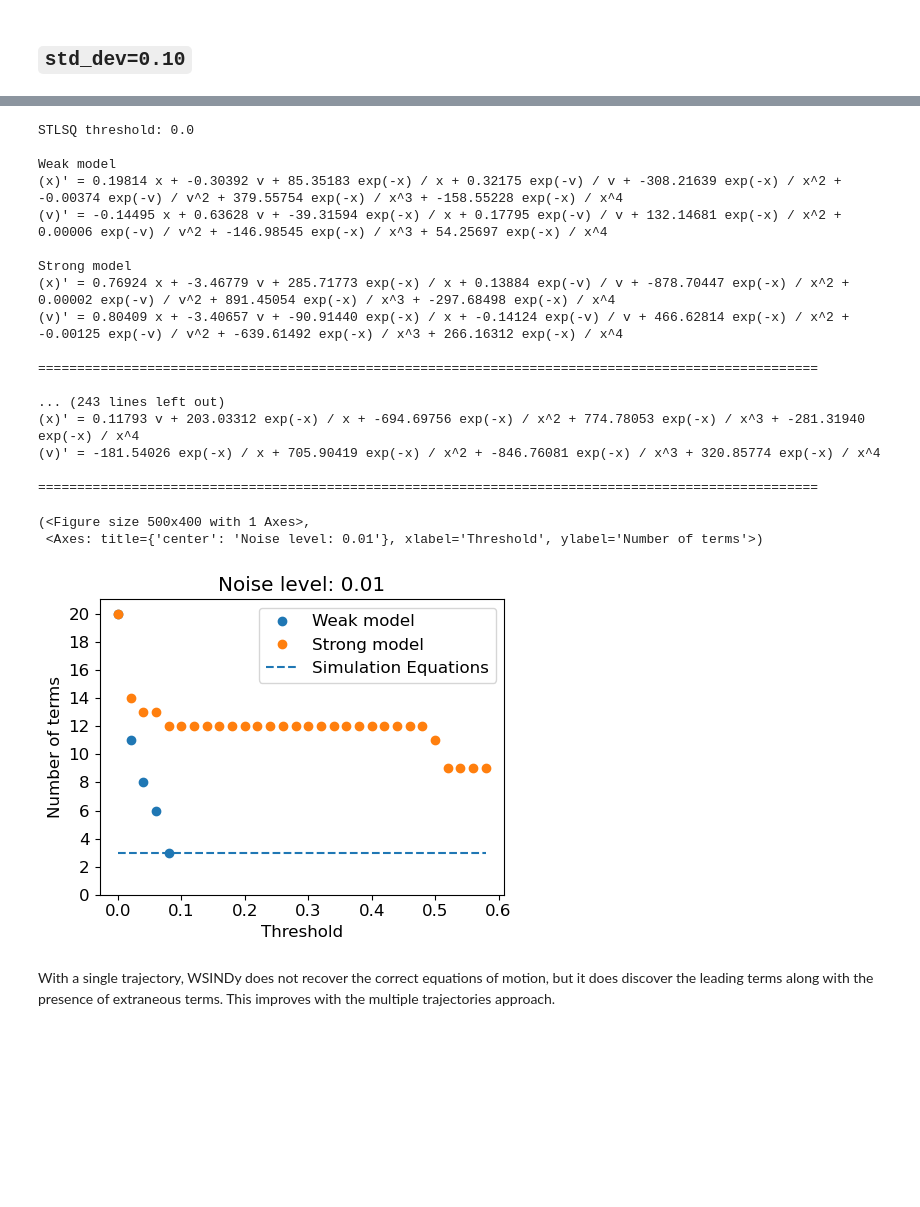
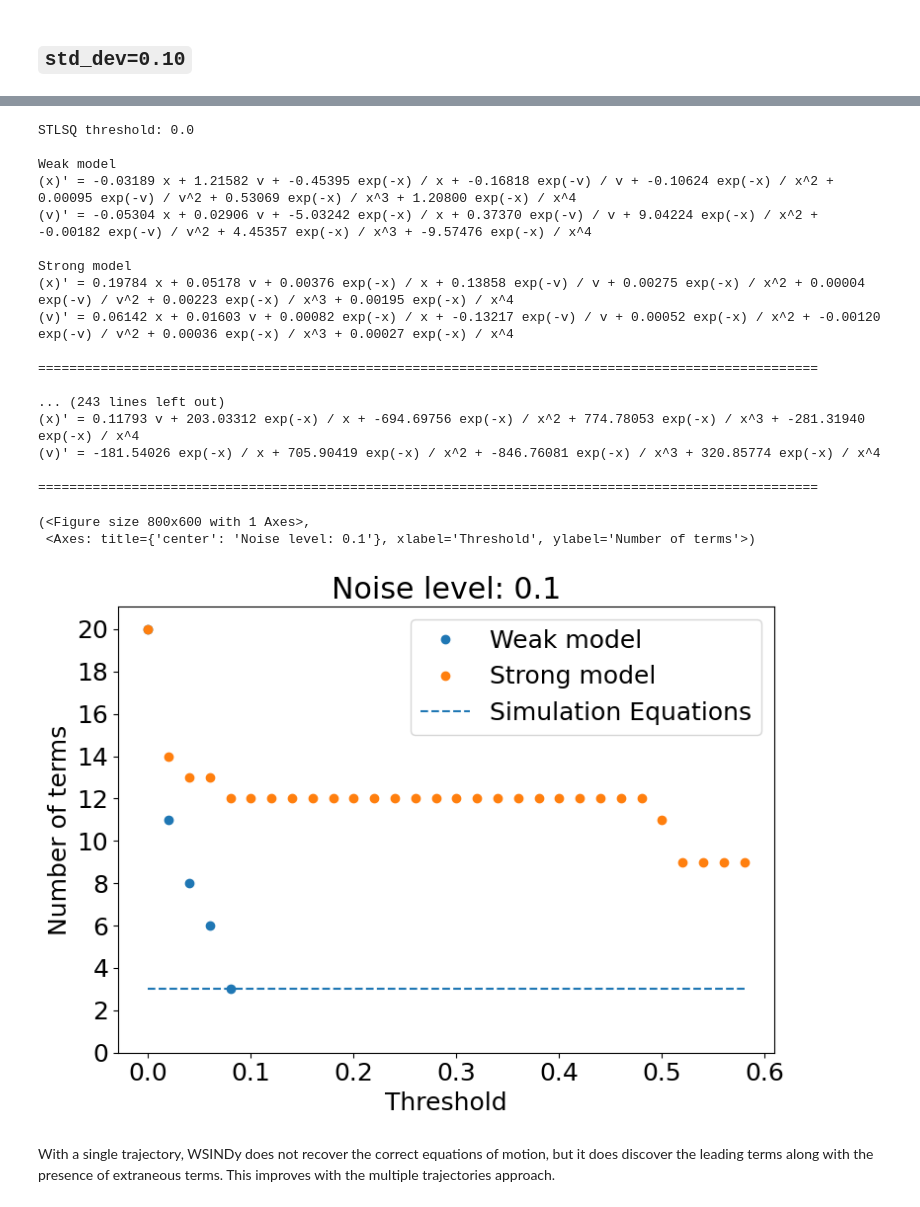
Before and after one commit to zbrookshowe/yukawa-sindy, a Jupyter notebook: Yukawa2body_weak.ipynb, the cells around one changed output, grey strips where cells are left out. Saved outputs shown, nothing was run; the diff lists cells and outputs as text; code cells hidden in the pictures; blank space fills up the shorter version.

```diff
--- a/Yukawa2body_weak.ipynb
+++ b/Yukawa2body_weak.ipynb
@@ -21,10 +26,10 @@ The purpose of this notebook is to use a weak SINDy analysis on 2-body trajector
 
 Here, we will start by using one trajectory of the 2-body equations, as we did before, and then possibly extend to more trajectories.
 # %%
-sim = ys.Yukawa_simulation()
-sim.simulate(5)
-sim.add_gaussian_noise(noise_level=0.01)
-sim.plot()
+sim001 = ys.Yukawa_simulation()
+sim001.simulate(5)
+sim001.add_gaussian_noise(noise_level=noise_level)
+sim001.plot()
 # %% [output]
 [figure]
 # %%
@@ -157,7 +162,7 @@ Strong model
 # %% [markdown]
 With this realization of subsets of the integration subdomains, WSINDy discovers the approximately correct model with a threshold of 0.05. The interesting thing is that it does not "converge" to this value, as we continue to increase the threshold the model uses the extraneous term `exp(-v) / v` in its final model.
 # %%
-def plot_complexities(thresholds, complexities):
+def plot_complexities(thresholds, complexities, noise_level:float):
     fig, ax = plt.subplots(1,1)
     labels = ["Weak model", "Strong model"]
     for i in range (2):
@@ -168,7 +173,7 @@ def plot_complexities(thresholds, complexities):
     ax.legend()
     ax.set_xlabel("Threshold")
     ax.set_ylabel("Number of terms")
-    ax.set_title("Noise level: " + str(np.round(sim.noise_level, 2)))
+    ax.set_title("Noise level: " + str(np.round(noise_level, 2)))
     fig.tight_layout()
     return fig, ax
 # %%
@@ -219,9 +224,11 @@ weak_model.print(precision=5)
 (v)' = 1.79076 exp(-x) / x + 0.00921 exp(-v) / v
 # %% [markdown]
 ## `std_dev=0.10`
+# %%
+noise_level=0.10
 # %%
 sim010 = ys.Yukawa_simulation()
 sim010.simulate(5)
-sim010.add_gaussian_noise(noise_level=0.10)
+sim010.add_gaussian_noise(noise_level=noise_level)
 sim010.plot()
 # %% [output]
@@ -229,28 +236,28 @@ sim010.plot()
 # %%
 thresholds = np.arange(0, 0.6, 0.02)
 thresholds, complexities = scan_thresholds(sim010, thresholds, verbose=True)
-plot_complexities(thresholds, complexities)
+plot_complexities(thresholds, complexities, noise_level=noise_level)
 # %% [output]
 STLSQ threshold: 0.0
 
 Weak model
-(x)' = 0.19814 x + -0.30392 v + 85.35183 exp(-x) / x + 0.32175 exp(-v) / v + -308.21639 exp(-x) / x^2 + -0.00374 exp(-v) / v^2 + 379.55754 exp(-x) / x^3 + -158.55228 exp(-x) / x^4
-(v)' = -0.14495 x + 0.63628 v + -39.31594 exp(-x) / x + 0.17795 exp(-v) / v + 132.14681 exp(-x) / x^2 + 0.00006 exp(-v) / v^2 + -146.98545 exp(-x) / x^3 + 54.25697 exp(-x) / x^4
+(x)' = -0.03189 x + 1.21582 v + -0.45395 exp(-x) / x + -0.16818 exp(-v) / v + -0.10624 exp(-x) / x^2 + 0.00095 exp(-v) / v^2 + 0.53069 exp(-x) / x^3 + 1.20800 exp(-x) / x^4
+(v)' = -0.05304 x + 0.02906 v + -5.03242 exp(-x) / x + 0.37370 exp(-v) / v + 9.04224 exp(-x) / x^2 + -0.00182 exp(-v) / v^2 + 4.45357 exp(-x) / x^3 + -9.57476 exp(-x) / x^4
 
 Strong model
-(x)' = 0.76924 x + -3.46779 v + 285.71773 exp(-x) / x + 0.13884 exp(-v) / v + -878.70447 exp(-x) / x^2 + 0.00002 exp(-v) / v^2 + 891.45054 exp(-x) / x^3 + -297.68498 exp(-x) / x^4
-(v)' = 0.80409 x + -3.40657 v + -90.91440 exp(-x) / x + -0.14124 exp(-v) / v + 466.62814 exp(-x) / x^2 + -0.00125 exp(-v) / v^2 + -639.61492 exp(-x) / x^3 + 266.16312 exp(-x) / x^4
+(x)' = 0.19784 x + 0.05178 v + 0.00376 exp(-x) / x + 0.13858 exp(-v) / v + 0.00275 exp(-x) / x^2 + 0.00004 exp(-v) / v^2 + 0.00223 exp(-x) / x^3 + 0.00195 exp(-x) / x^4
+(v)' = 0.06142 x + 0.01603 v + 0.00082 exp(-x) / x + -0.13217 exp(-v) / v + 0.00052 exp(-x) / x^2 + -0.00120 exp(-v) / v^2 + 0.00036 exp(-x) / x^3 + 0.00027 exp(-x) / x^4
 
 ====================================================================================================
 
 ... (243 lines left out)
 (x)' = 0.11793 v + 203.03312 exp(-x) / x + -694.69756 exp(-x) / x^2 + 774.78053 exp(-x) / x^3 + -281.31940 exp(-x) / x^4
 (v)' = -181.54026 exp(-x) / x + 705.90419 exp(-x) / x^2 + -846.76081 exp(-x) / x^3 + 320.85774 exp(-x) / x^4
 
 ====================================================================================================
-(<Figure size 500x400 with 1 Axes>,
- <Axes: title={'center': 'Noise level: 0.01'}, xlabel='Threshold', ylabel='Number of terms'>)
+(<Figure size 800x600 with 1 Axes>,
+ <Axes: title={'center': 'Noise level: 0.1'}, xlabel='Threshold', ylabel='Number of terms'>)
-[figure, old version]
+[figure, new version]
 # %% [markdown]
 With a single trajectory, WSINDy does not recover the correct equations of motion, but it does discover the leading terms along with the presence of extraneous terms. This improves with the multiple trajectories approach.
 # %% [markdown]
```
Also changed, not shown: parts of 25 cells of this notebook, 1 other file.
